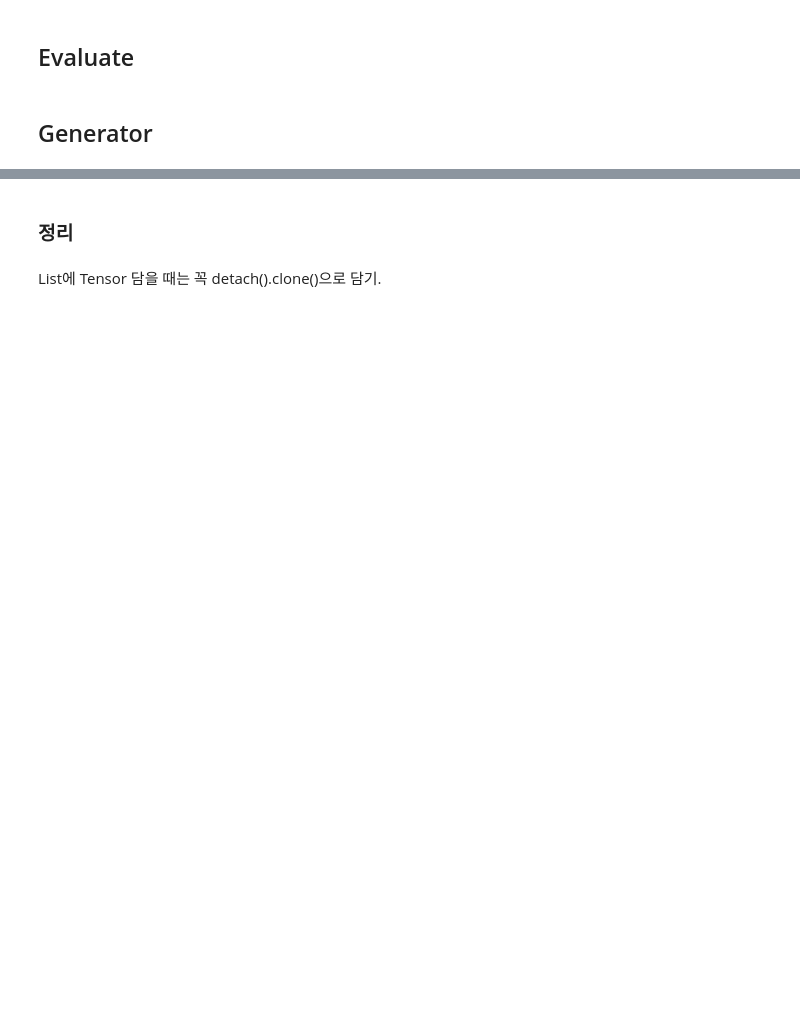
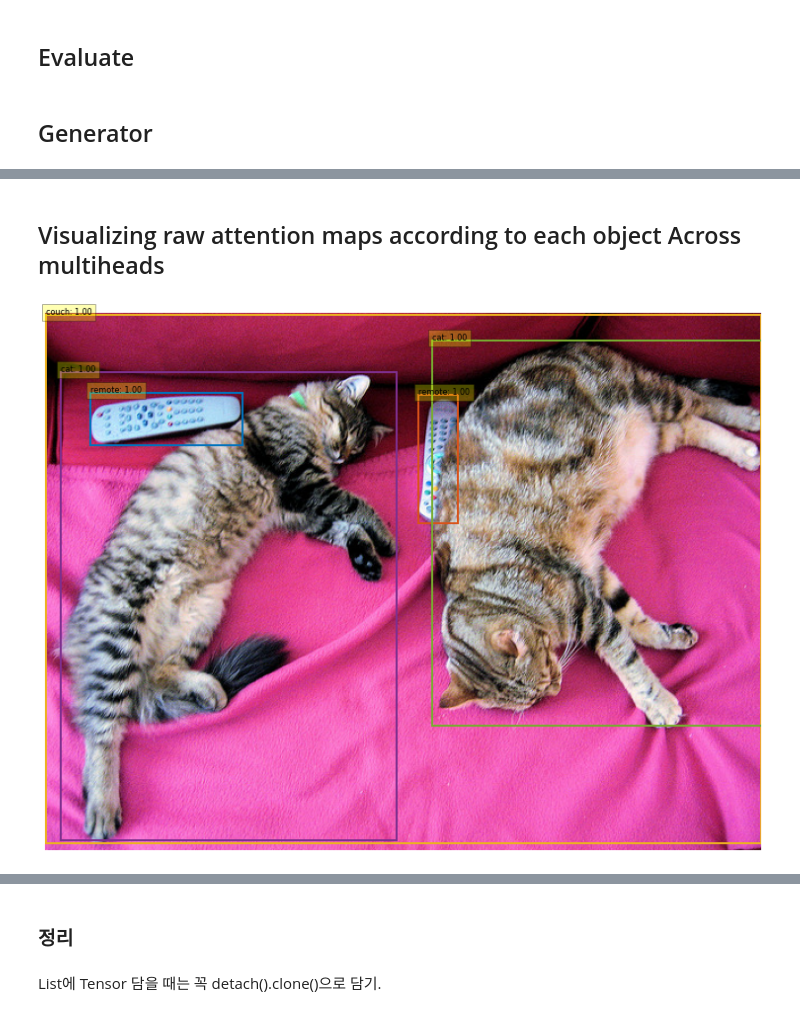
Before and after one commit to sjinu96/xod, a Jupyter notebook: Analysis across heads.ipynb, the cells around one changed output, grey strips where cells are left out. Cells and saved outputs as stored; diff of their text form; code cells hidden in the pictures; blank space fills up the shorter version.

Commit message:
anlaysis interference to multihead

```diff
--- a/Analysis across heads.ipynb
+++ b/Analysis across heads.ipynb
@@ -72,20 +72,36 @@ def rescale_bboxes(out_bbox, size):
     b = b * torch.tensor([img_w, img_h, img_w, img_h], dtype=torch.float32)
     return b
 
-def plot_results(pil_img, prob, boxes):
+def plot_results(pil_img, prob, boxes, line_width=3, font_size=10):
     plt.figure(figsize=(16,10))
     plt.imshow(pil_img)
     ax = plt.gca()
     colors = COLORS * 100
     for p, (xmin, ymin, xmax, ymax), c in zip(prob, boxes.tolist(), colors):
         ax.add_patch(plt.Rectangle((xmin, ymin), xmax - xmin, ymax - ymin,
-                                   fill=False, color=c, linewidth=3))
+                                   fill=False, color=c, linewidth=line_width))
         cl = p.argmax()
         text = f'{CLASSES[cl]}: {p[cl]:0.2f}'
-        ax.text(xmin, ymin, text, fontsize=15,
-                bbox=dict(facecolor='yellow', alpha=0.5))
+        ax.text(xmin, ymin, text, fontsize=font_size,
+                bbox=dict(facecolor='yellow', alpha=0.3))
     plt.axis('off')
     plt.show()
+
+def detect(im, model, confidence=0.7):
+    img=transform(im).unsqueeze(0).to(device)
+
+    outputs=model(img)
+
+    assert img.shape[-2] <= 1600 and img.shape[-1] <= 1600
+
+    probas = outputs['pred_logits'].softmax(-1)[0, :, :-1]
+    keep = probas.max(-1).values > confidence
+
+    # 0과 1사이의 boxes 값을 image scale로 확대합니다.
+    bboxes_scaled = rescale_bboxes(outputs['pred_boxes'].cpu()[0, keep], im.size)
+    scores, boxes=probas[keep], bboxes_scaled
+
+    return scores, boxes
 # %%
 device='cuda'
 args = Namespace(aux_loss=True, backbone='resnet50', batch_size=1, bbox_loss_coef=5, clip_max_norm=0.1, coco_panoptic_path=None, coco_path=None, dataset_file='coco', dec_layers=6, device='cuda', dice_loss_coef=1, dilation=False, dim_feedforward=2048, dist_url='env://', distributed=False, dropout=0.1, enc_layers=6, eos_coef=0.1, epochs=300, eval=False, frozen_weights=None, giou_loss_coef=2, hidden_dim=256, lr=0.0001, lr_backbone=1e-05, lr_drop=200, mask_loss_coef=1, masks=False, nheads=8, num_queries=100, num_workers=2, output_dir='', position_embedding='sine', pre_norm=False, remove_difficult=False, resume='https://dl.fbaipublicfiles.com/detr/detr-r50-e632da11.pth', seed=42, set_cost_bbox=5, set_cost_class=1, set_cost_giou=2, start_epoch=0, weight_decay=0.0001, world_size=1)
@@ -593,0 +604,2 @@ gen= Generator(model)
+# %% [markdown]
+## Visualizing raw attention maps according to each object Across multiheads
@@ -594,3 +609,8 @@ gen= Generator(model)
+# %%
+scores, bboxes = detect(im, model)
+plot_results(im, scores, bboxes, line_width=2, font_size=8)
+# %% [output]
+[figure, added]
 # %%
 evaluate(model, gen, im, 'cuda', show_all_layers=True, show_raw_attn=True)
 # %% [output]
```
Also changed, not shown: parts of 18 cells of this notebook, 8 other files.
